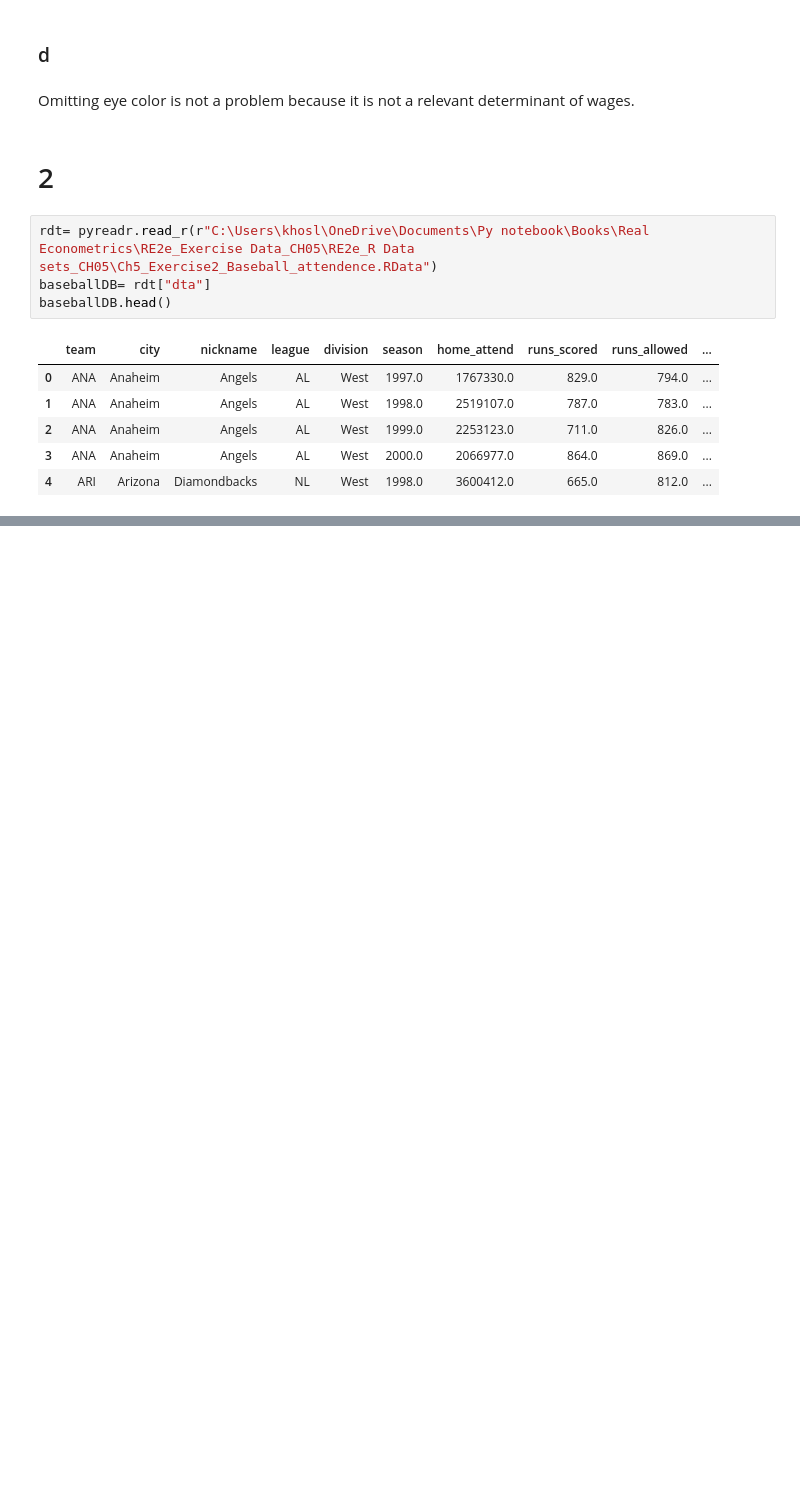
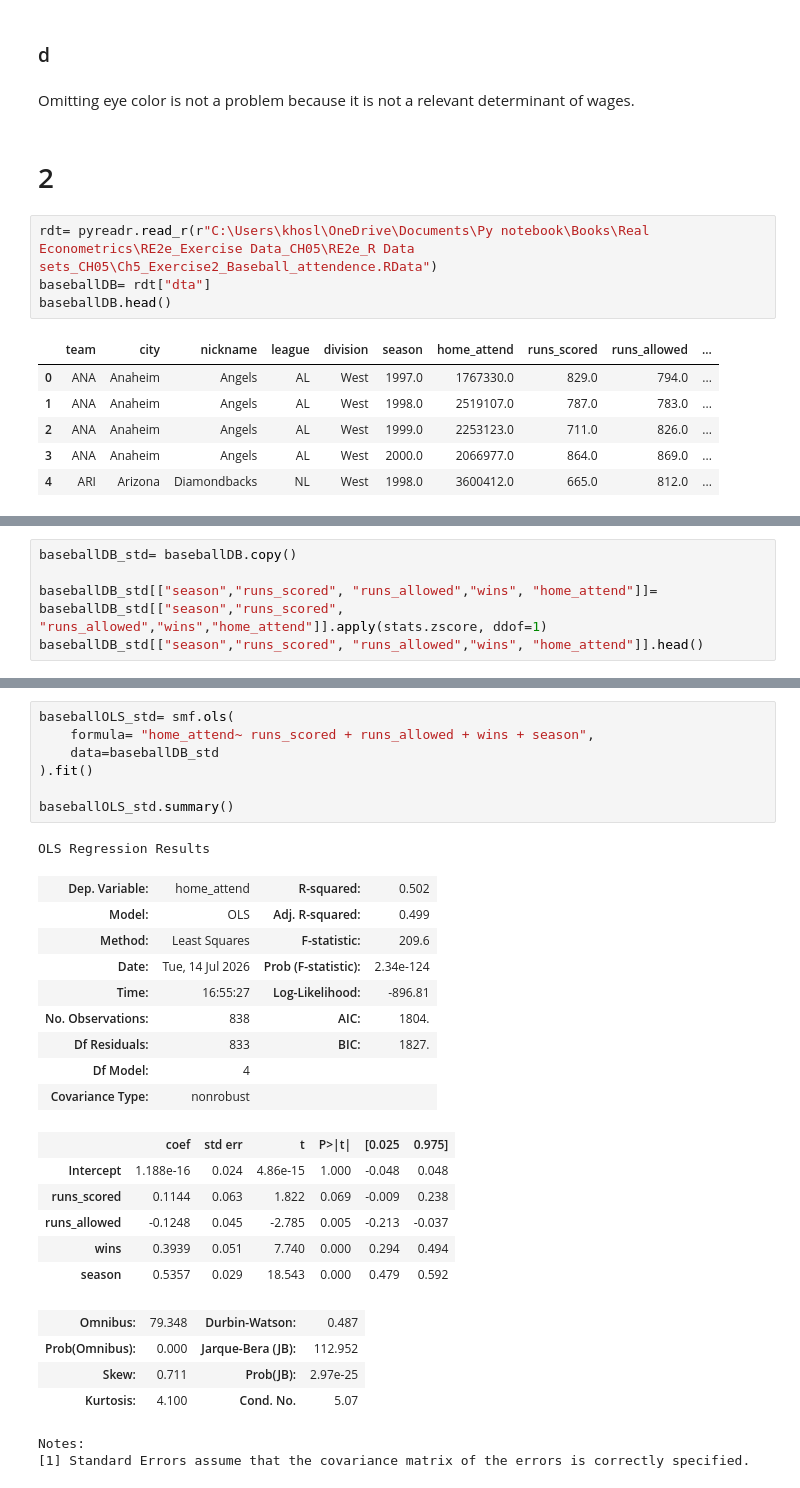
Before and after one commit to ani-research/Python-Companion-For-Real-Econometrics-by-M.Bailey, a Jupyter notebook: chapters/chapter05.ipynb, the cells around one changed output, grey strips where cells are left out. Drawn from its saved outputs; the diff is of its cells as text; blank space fills up the shorter version.

```diff
--- a/chapters/chapter05.ipynb
+++ b/chapters/chapter05.ipynb
@@ -517,0 +654,5 @@ baseballDB.head()
+# %%
+baseballDB_std= baseballDB.copy()
+
+baseballDB_std[["season","runs_scored", "runs_allowed","wins", "home_attend"]]= baseballDB_std[["season","runs_scored", "runs_allowed","wins","home_attend"]].apply(stats.zscore, ddof=1)
+baseballDB_std[["season","runs_scored", "runs_allowed","wins", "home_attend"]].head()
@@ -517,0 +666,30 @@ baseballDB.head()
+# %%
+baseballOLS_std= smf.ols(
+    formula= "home_attend~ runs_scored + runs_allowed + wins + season",
+    data=baseballDB_std
+).fit()
+
+baseballOLS_std.summary()
+# %% [output]
+OLS Regression Results
+| Dep. Variable: | home_attend | R-squared: | 0.502 |
+| Model: | OLS | Adj. R-squared: | 0.499 |
+| Method: | Least Squares | F-statistic: | 209.6 |
+| Date: | Tue, 14 Jul 2026 | Prob (F-statistic): | 2.34e-124 |
+| Time: | 16:55:27 | Log-Likelihood: | -896.81 |
+| No. Observations: | 838 | AIC: | 1804. |
+| Df Residuals: | 833 | BIC: | 1827. |
+| Df Model: | 4 |  |  |
+| Covariance Type: | nonrobust |  |  |
+|  | coef | std err | t | P>|t| | [0.025 | 0.975] |
+| Intercept | 1.188e-16 | 0.024 | 4.86e-15 | 1.000 | -0.048 | 0.048 |
+| runs_scored | 0.1144 | 0.063 | 1.822 | 0.069 | -0.009 | 0.238 |
+| runs_allowed | -0.1248 | 0.045 | -2.785 | 0.005 | -0.213 | -0.037 |
+| wins | 0.3939 | 0.051 | 7.740 | 0.000 | 0.294 | 0.494 |
+| season | 0.5357 | 0.029 | 18.543 | 0.000 | 0.479 | 0.592 |
+| Omnibus: | 79.348 | Durbin-Watson: | 0.487 |
+| Prob(Omnibus): | 0.000 | Jarque-Bera (JB): | 112.952 |
+| Skew: | 0.711 | Prob(JB): | 2.97e-25 |
+| Kurtosis: | 4.100 | Cond. No. | 5.07 |
+Notes:
+[1] Standard Errors assume that the covariance matrix of the errors is correctly specified.
```
Also changed, not shown: parts of 31 cells of this notebook.
